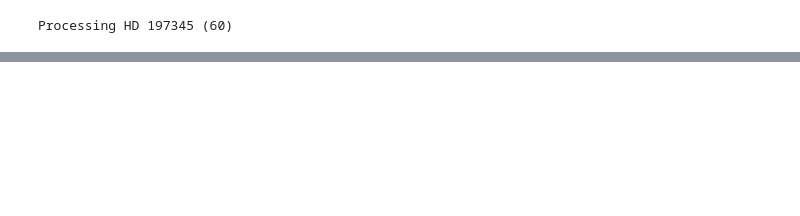
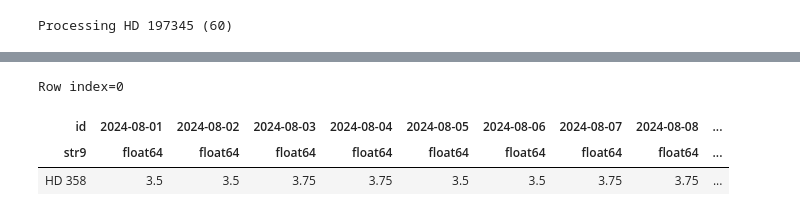
Before and after one commit to NicholasSchragal/roman-psf-vetting, a Jupyter notebook: notebooks/Observability.ipynb, the cells around one changed output, grey strips where cells are left out. Cells and saved outputs as stored; diff of their text form; code cells hidden in the pictures; blank space fills up the shorter version.

```diff
--- a/notebooks/Observability.ipynb
+++ b/notebooks/Observability.ipynb
@@ -162,6 +136,13 @@ star_simple_table.add_column(
     star_table['id'],
     name = 'id',
 )
+# %%
+star_table[0]
+# %% [output]
+Row index=0
+| id | 2024-08-01 | 2024-08-02 | 2024-08-03 | 2024-08-04 | 2024-08-05 | 2024-08-06 | 2024-08-07 | 2024-08-08 | ... |
+| str9 | float64 | float64 | float64 | float64 | float64 | float64 | float64 | float64 | ... |
+| HD 358 | 3.5 | 3.5 | 3.75 | 3.75 | 3.5 | 3.5 | 3.75 | 3.75 | ... |
 # %%
 # For > 1 hour visible
 visible_mins = [1, 2, 3, 4]
```
Also changed, not shown: parts of 7 cells of this notebook, 2 other files.
